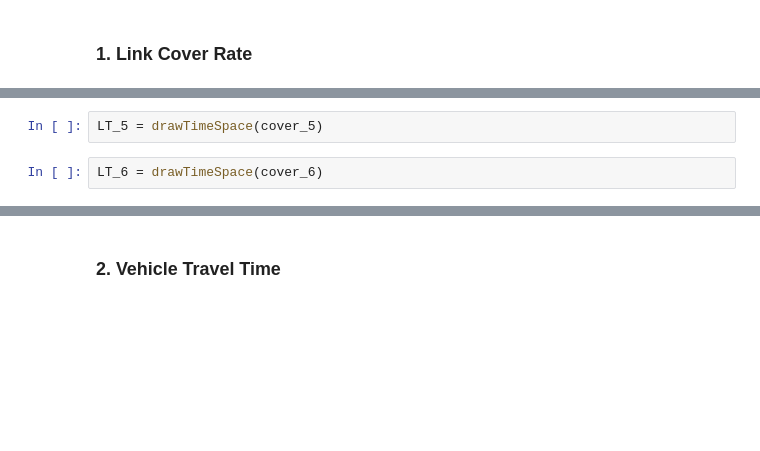
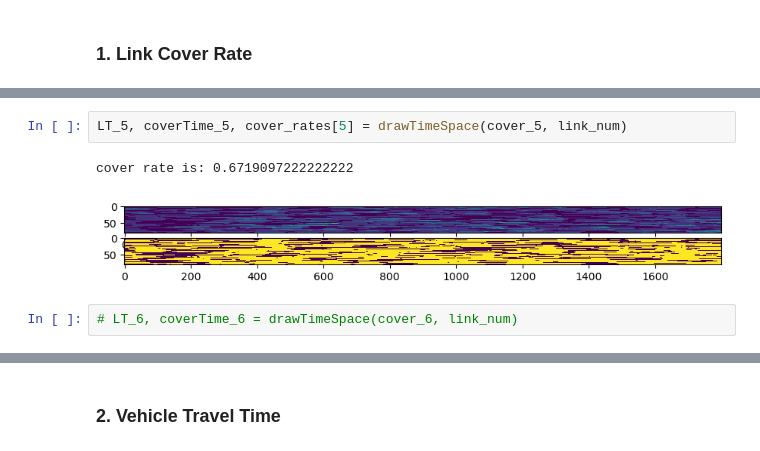
Before and after one commit to Dylan-Wyl10/RoboSense, a Jupyter notebook: analysis/dataAnalysis.ipynb, the cells around one changed output, grey strips where cells are left out. Cells and saved outputs as stored; diff of their text form; blank space fills up the shorter version.

```diff
--- a/analysis/dataAnalysis.ipynb
+++ b/analysis/dataAnalysis.ipynb
@@ -88,4 +98,7 @@ LT_4 = drawTimeSpace(cover_4)
 # %%
-LT_5 = drawTimeSpace(cover_5)
+LT_5, coverTime_5, cover_rates[5] = drawTimeSpace(cover_5, link_num)
+# %% [output]
+cover rate is: 0.6719097222222222
+[figure, added]
 # %%
-LT_6 = drawTimeSpace(cover_6)
+# LT_6, coverTime_6 = drawTimeSpace(cover_6, link_num)
```
Also changed, not shown: parts of 24 cells of this notebook, 38 other files.
